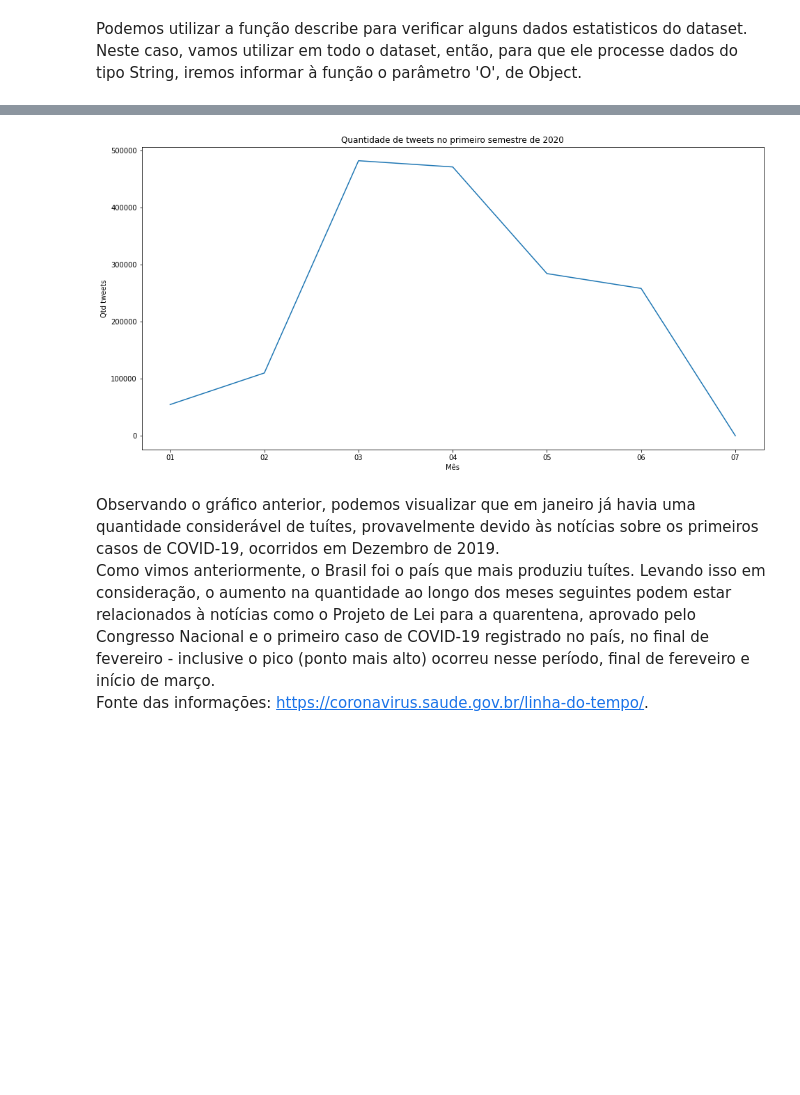
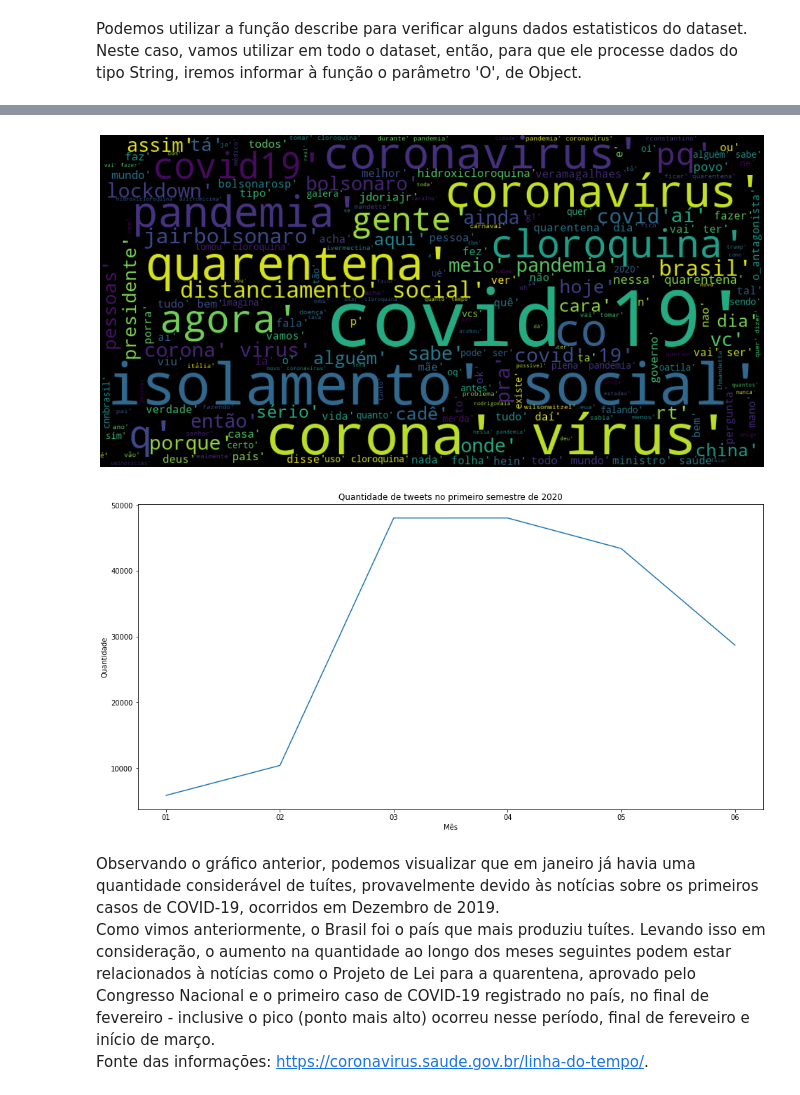
Before and after one commit to patricktapajos/covid19tweets, a Jupyter notebook: covid19_tweets.ipynb, the cells around one changed output, grey strips where cells are left out. Cells and saved outputs as stored; diff of their text form; code cells hidden in the pictures; blank space fills up the shorter version.

```diff
--- a/covid19_tweets.ipynb
+++ b/covid19_tweets.ipynb
@@ -172,6 +191,10 @@ gen_img_word_cloud(raw_data['texto']);
+# %%
+gen_img_word_cloud(duvidas_db['perguntas'])
+# %% [output]
+[figure, added]
 # %%
 # Quantidade de tweets por mês (sem contar a hora, minuto e segundo)
-df_date = raw_data.groupby(pd.to_datetime(raw_data['data']).dt.strftime('%m'))['data'].count()
+df_date = duvidas_db.groupby(pd.to_datetime(duvidas_db['data']).dt.strftime('%m'))['data'].count()
 df_date
 plt.figure(figsize=(16,8))
 plt.title('Quantidade de tweets no primeiro semestre de 2020')
@@ -180,7 +203,7 @@ plt.xlabel("Mês")
 plt.ylabel("Quantidade")
 plt.show()
 # %% [output]
-[figure, old version]
+[figure, new version]
 # %% [markdown]
 Observando o gráfico anterior, podemos visualizar que em janeiro já havia uma quantidade considerável de tuítes, provavelmente devido às notícias sobre os primeiros casos de COVID-19, ocorridos em Dezembro de 2019.
 <br>
```
Also changed, not shown: parts of 28 cells of this notebook.
